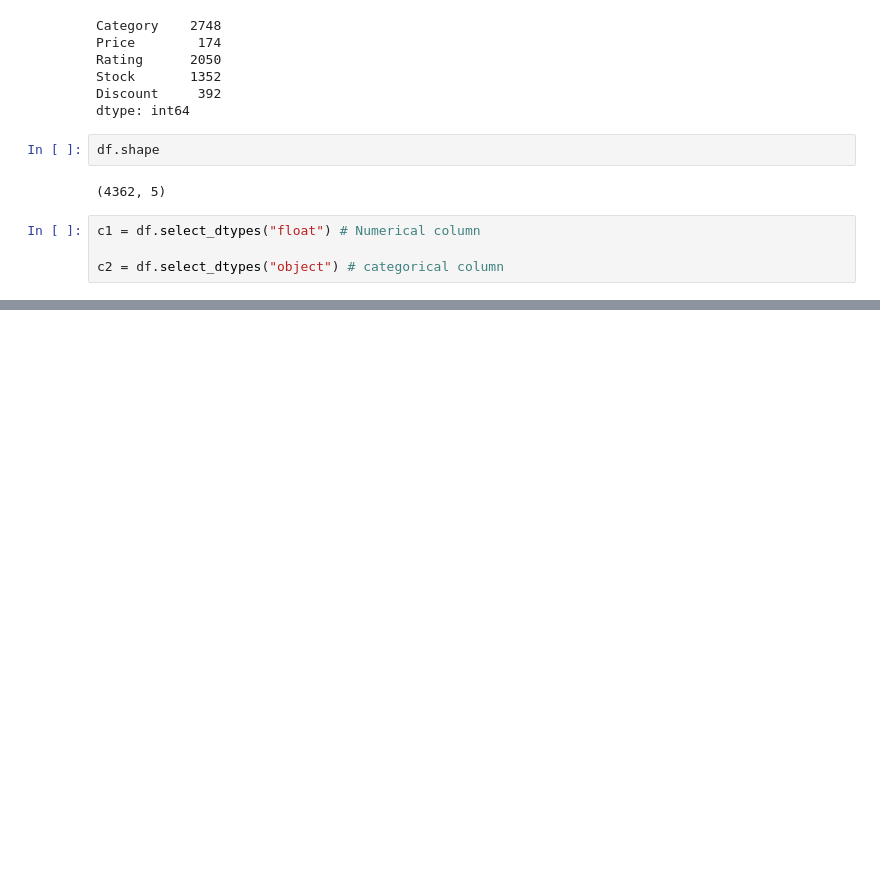
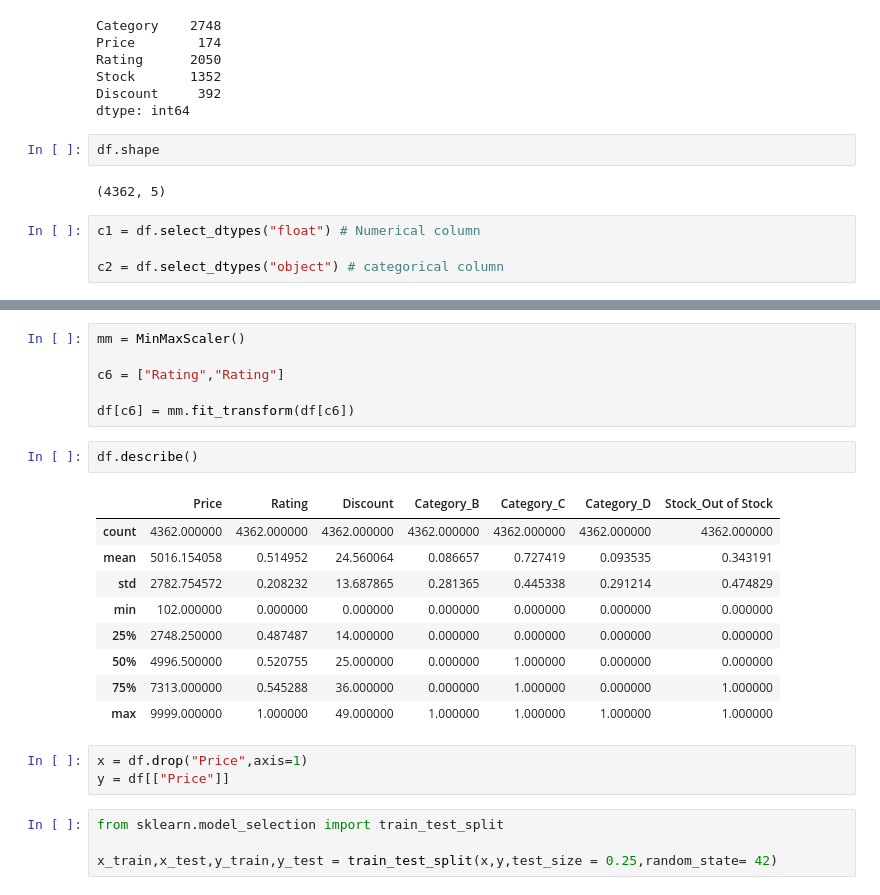
Before and after one commit to Jishnu-12/Data-analytics, a Jupyter notebook: Machine-Learning/ML-Linear-Regression3.ipynb, the cells around one changed output, grey strips where cells are left out. Saved outputs shown, nothing was run; the diff lists cells and outputs as text; blank space fills up the shorter version.

```diff
--- a/Machine-Learning/ML-Linear-Regression3.ipynb
+++ b/Machine-Learning/ML-Linear-Regression3.ipynb
@@ -59,0 +146,25 @@ c2 = df.select_dtypes("object") # categorical column
+# %%
+mm = MinMaxScaler()
+
+c6 = ["Rating","Rating"]
+
+df[c6] = mm.fit_transform(df[c6])
+# %%
+df.describe()
+# %% [output]
+|  | Price | Rating | Discount | Category_B | Category_C | Category_D | Stock_Out of Stock |
+| count | 4362.000000 | 4362.000000 | 4362.000000 | 4362.000000 | 4362.000000 | 4362.000000 | 4362.000000 |
+| mean | 5016.154058 | 0.514952 | 24.560064 | 0.086657 | 0.727419 | 0.093535 | 0.343191 |
+| std | 2782.754572 | 0.208232 | 13.687865 | 0.281365 | 0.445338 | 0.291214 | 0.474829 |
+| min | 102.000000 | 0.000000 | 0.000000 | 0.000000 | 0.000000 | 0.000000 | 0.000000 |
+| 25% | 2748.250000 | 0.487487 | 14.000000 | 0.000000 | 0.000000 | 0.000000 | 0.000000 |
+| 50% | 4996.500000 | 0.520755 | 25.000000 | 0.000000 | 1.000000 | 0.000000 | 0.000000 |
+| 75% | 7313.000000 | 0.545288 | 36.000000 | 0.000000 | 1.000000 | 0.000000 | 1.000000 |
+| max | 9999.000000 | 1.000000 | 49.000000 | 1.000000 | 1.000000 | 1.000000 | 1.000000 |
+# %%
+x = df.drop("Price",axis=1)
+y = df[["Price"]]
+# %%
+from sklearn.model_selection import train_test_split
+
+x_train,x_test,y_train,y_test = train_test_split(x,y,test_size = 0.25,random_state= 42)
```
Also changed, not shown: parts of 7 cells of this notebook.
